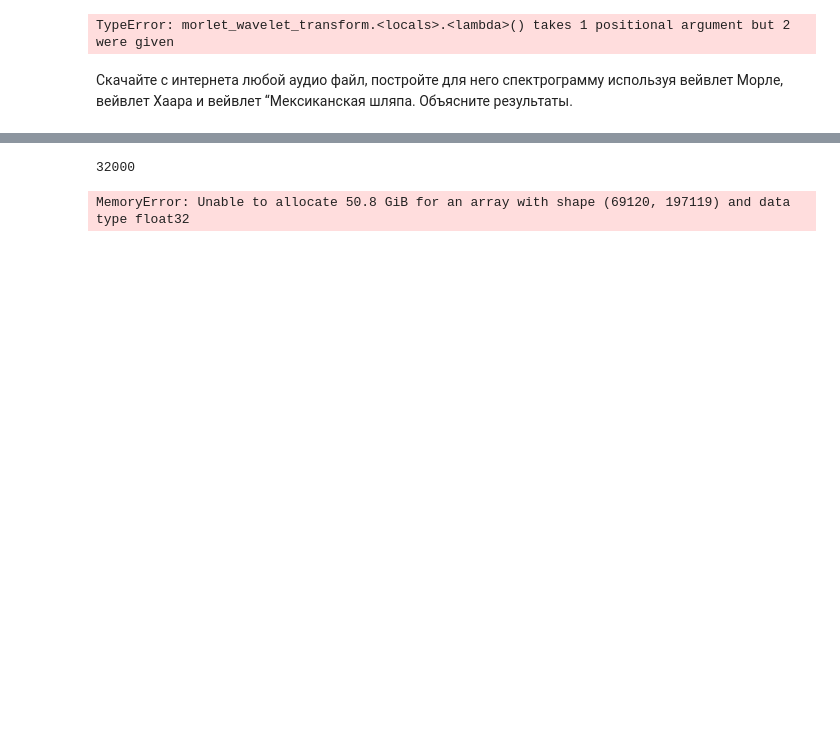
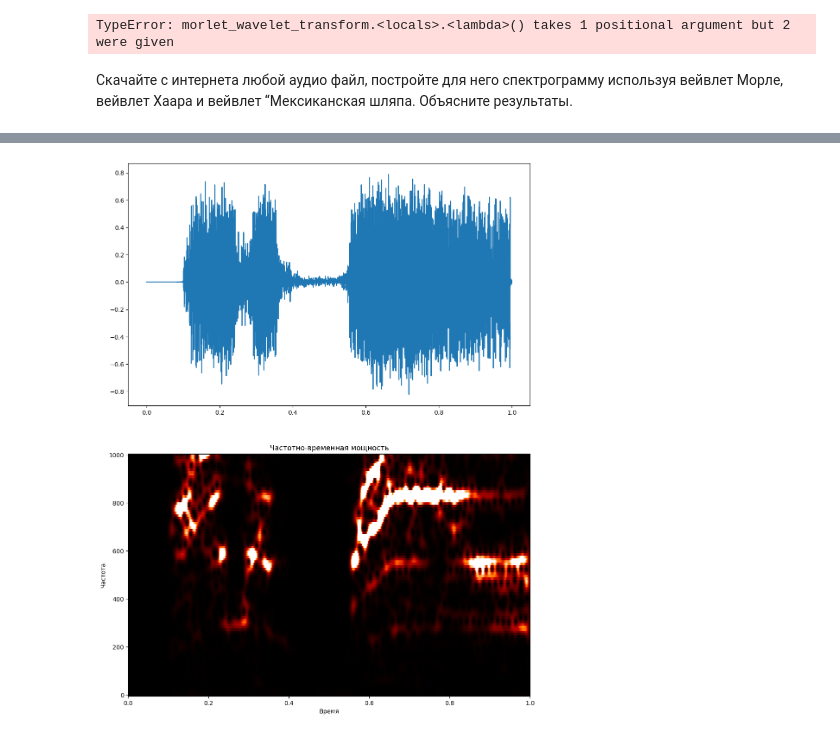
Before and after one commit to EmelyanovAlexey/digital_signal, a Jupyter notebook: lab_6.ipynb, the cells around one changed output, grey strips where cells are left out. Drawn from its saved outputs; the diff is of its cells as text; code cells hidden in the pictures; blank space fills up the shorter version.

```diff
--- a/lab_6.ipynb
+++ b/lab_6.ipynb
@@ -384,27 +388,24 @@ TypeError: morlet_wavelet_transform.<locals>.<lambda>() takes 1 positional argum
 # %%
 import audio2numpy as a2n
 
-data, s_rate = a2n.audio_from_file("./audio.mp3")
+data, s_rate = a2n.audio_from_file("./lab_6_tiny.mp3")
 time_series = np.linspace(0, 1, num=len(data))
-
-print(s_rate)
 
 wewlet_time_series = np.arange(-2, 2, 1 / s_rate)
 Freq2, Ws = create_wavelets(MorleWewlet, wewlet_time_series, Freq1=100,  Freq2_min=0, Freq2_max=1000, wavelet_params={"sigma":0.01})
 tf = compute_time_frequency(time_series, data, Freq2, Ws, wewlet_time_series)
 
 
 fig = plt.figure(figsize=(12,16))
 plt.subplot(211)
 plt.plot(time_series, data)
 
 plt.subplot(212)
 plt.pcolormesh(time_series, Freq2, tf, vmin=0, vmax=0.0075, cmap = 'gist_heat')
 plt.xlabel('Время')
 plt.ylabel('Частота')
 plt.title('Частотно-временная мощность')
 
 plt.show()
 # %% [output]
-32000
-MemoryError: Unable to allocate 50.8 GiB for an array with shape (69120, 197119) and data type float32
+[figure, added]
```
Also changed, not shown: parts of 3 cells of this notebook, 4 other files.
